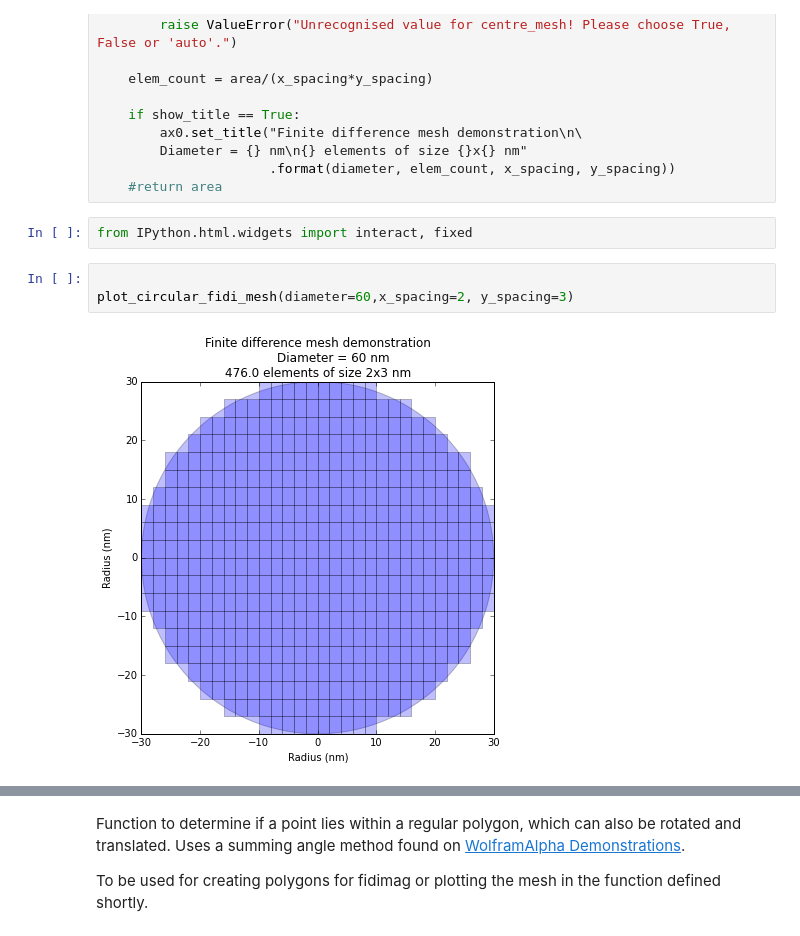
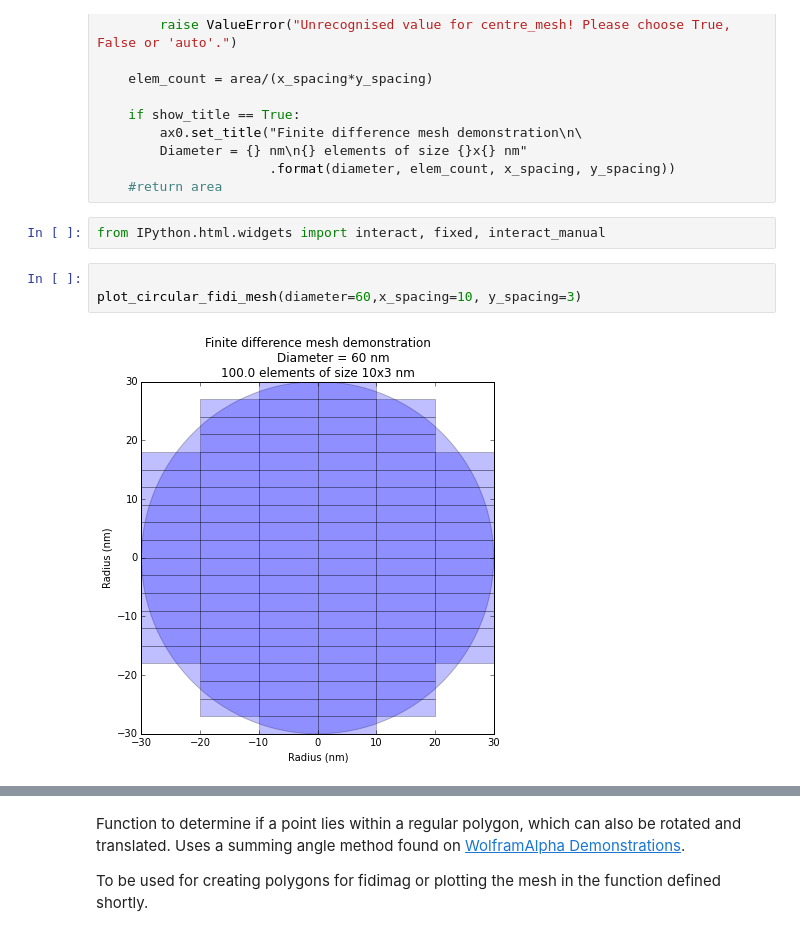
Before and after one commit to fangohr/polygon-finite-difference-mesh-tools, a Jupyter notebook: notebooks/MeshArea.ipynb, the cells around one changed output, grey strips where cells are left out. Saved outputs shown, nothing was run; the diff lists cells and outputs as text.

```diff
--- a/notebooks/MeshArea.ipynb
+++ b/notebooks/MeshArea.ipynb
@@ -171,10 +171,10 @@ def plot_circular_fidi_mesh(diameter=60, x_spacing=2, y_spacing=2, centre_mesh='
                       .format(diameter, elem_count, x_spacing, y_spacing))
     #return area
 # %%
-from IPython.html.widgets import interact, fixed
+from IPython.html.widgets import interact, fixed, interact_manual
 # %%
 
-plot_circular_fidi_mesh(diameter=60,x_spacing=2, y_spacing=3)
+plot_circular_fidi_mesh(diameter=60,x_spacing=10, y_spacing=3)
 # %% [output]
-[figure, old version]
+[figure, new version]
 # %%
```
Also changed, not shown: parts of 2 cells of this notebook.
